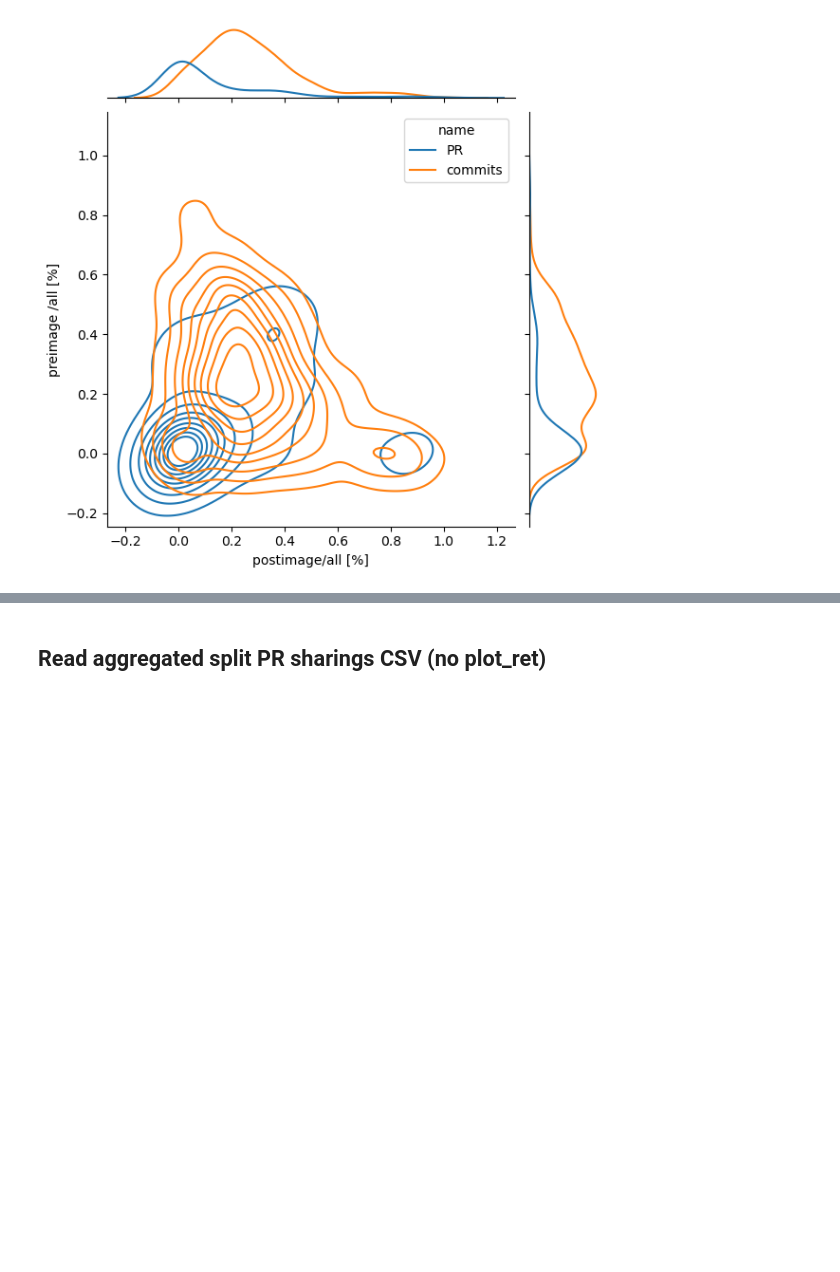
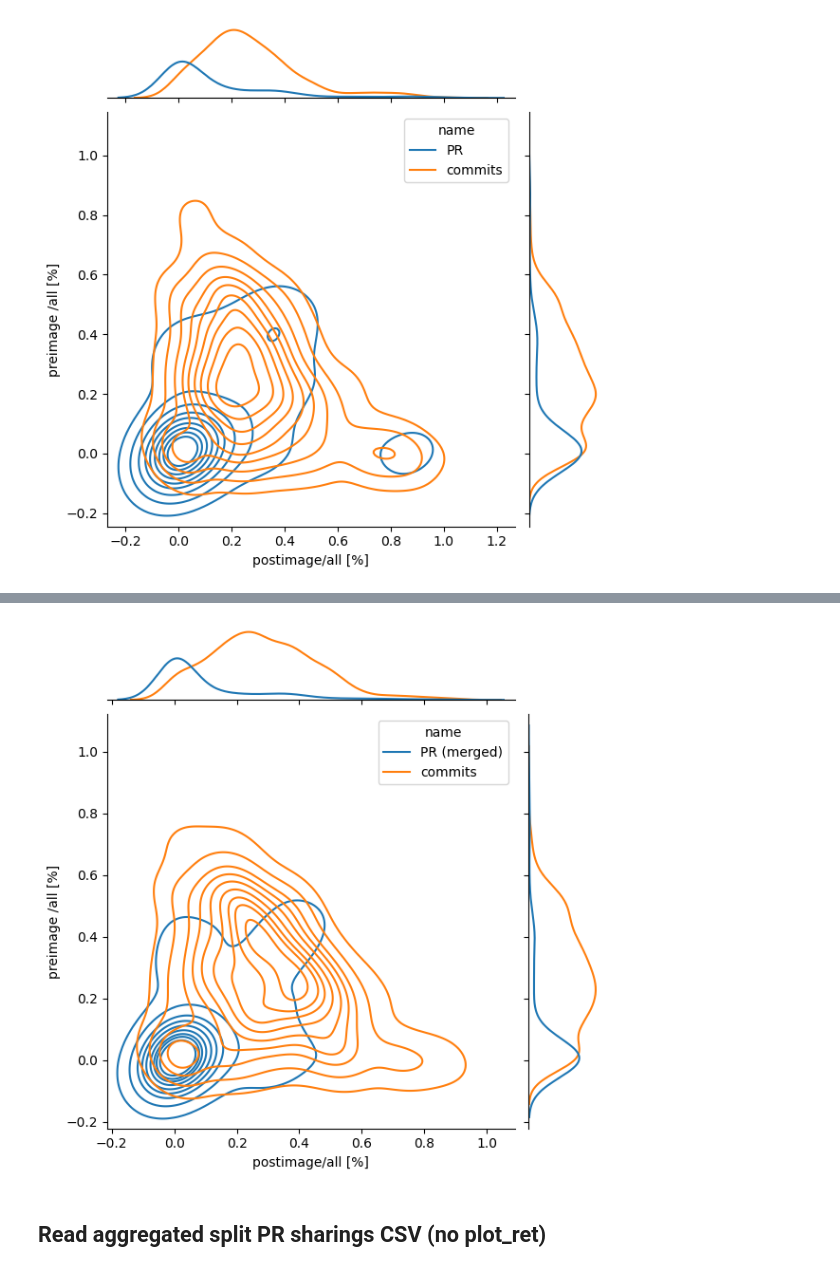
Before and after one commit to ncusi/MSR_Challenge_2024, a Jupyter notebook: notebooks/compare.ipynb, the cells around one changed output, grey strips where cells are left out. Saved outputs shown, nothing was run; the diff lists cells and outputs as text; code cells hidden in the pictures; blank space fills up the shorter version.

```diff
--- a/notebooks/compare.ipynb
+++ b/notebooks/compare.ipynb
@@ -317,3 +285,7 @@ plot_ret_all({'PR (merged)': ret_fragments_pr, 'commits': commits})
+# %%
+plot_ret_all({'PR (merged)': ret_fragments_pr, 'commits': ret_fragments})
+# %% [output]
+[figure, added]
 # %% [markdown]
 ## Read aggregated split PR sharings CSV (no plot_ret)
 # %%
```
Also changed, not shown: parts of 15 cells of this notebook.
